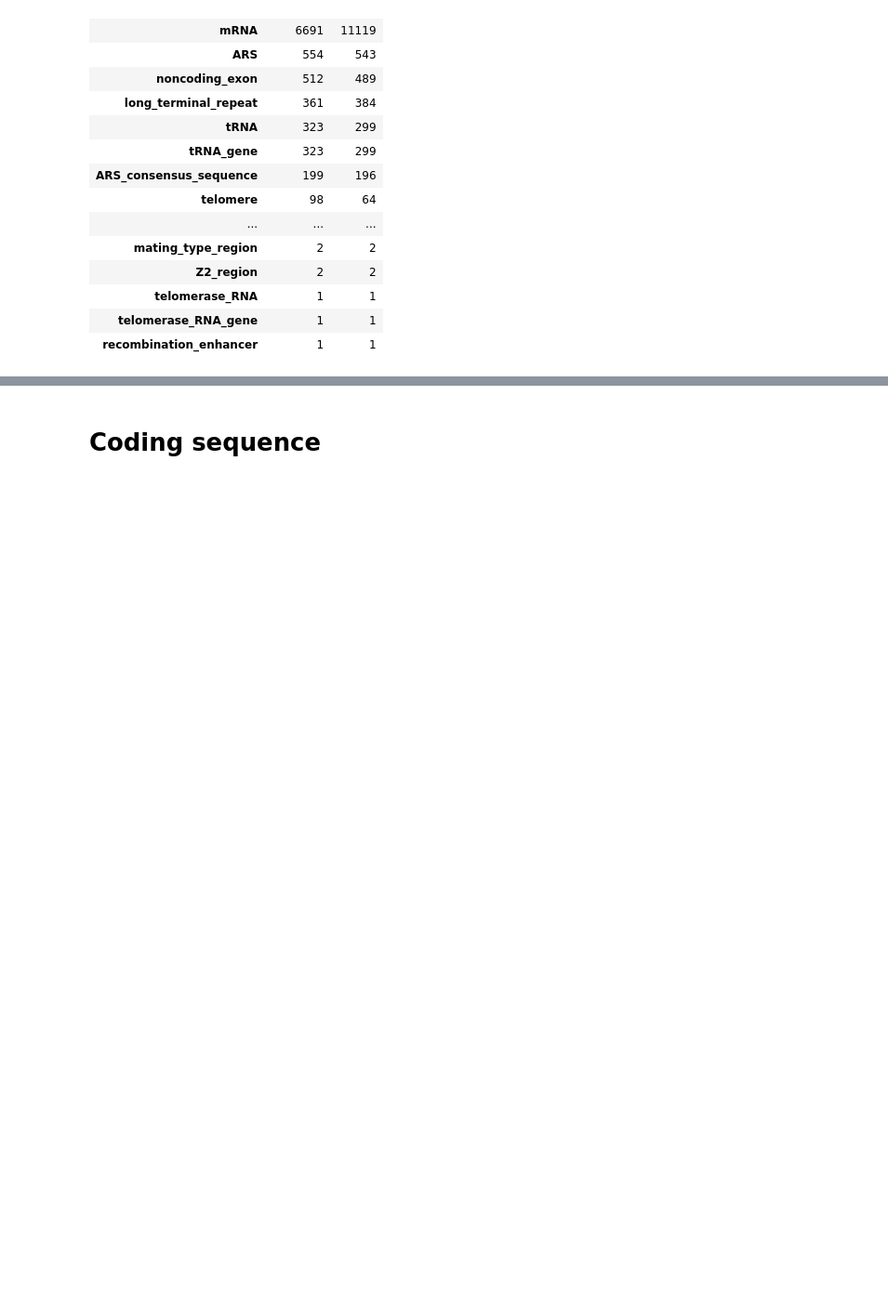
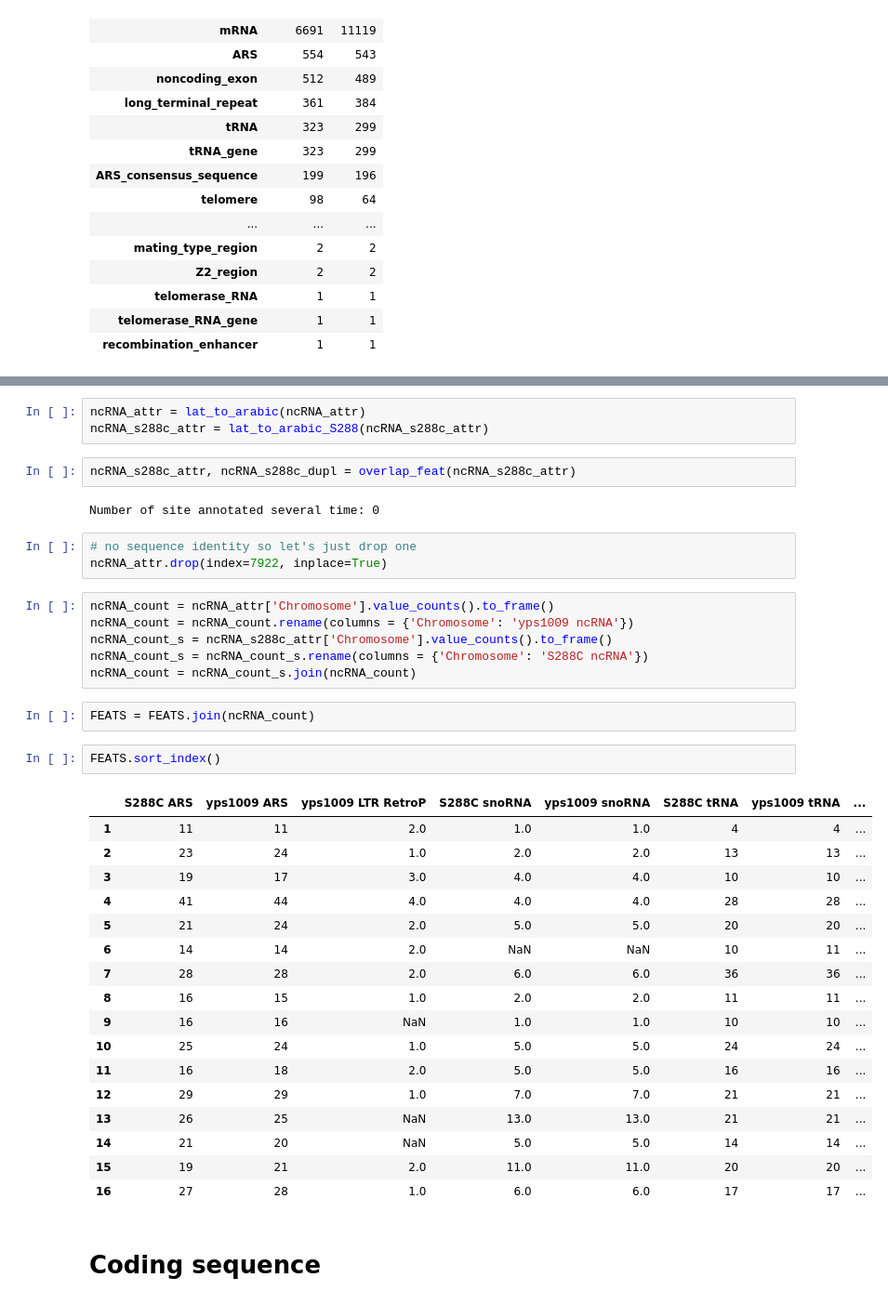
Before and after one commit to JulieRojas/yps1009_nanopore_genomeSeq, a Jupyter notebook: LIFTOFF/YPS1009_S288C_V5/liftoff_gff_v5.ipynb, the cells around one changed output, grey strips where cells are left out. Shown: that part at 93% size. Saved outputs shown, nothing was run; the diff lists cells and outputs as text; blank space fills up the shorter version.

```diff
--- a/LIFTOFF/YPS1009_S288C_V5/liftoff_gff_v5.ipynb
+++ b/LIFTOFF/YPS1009_S288C_V5/liftoff_gff_v5.ipynb
@@ -40,3 +219,41 @@ features
+# %%
+ncRNA_attr = lat_to_arabic(ncRNA_attr)
+ncRNA_s288c_attr = lat_to_arabic_S288(ncRNA_s288c_attr)
+# %%
+ncRNA_s288c_attr, ncRNA_s288c_dupl = overlap_feat(ncRNA_s288c_attr)
+# %% [output]
+Number of site annotated several time: 0
+# %%
+# no sequence identity so let's just drop one
+ncRNA_attr.drop(index=7922, inplace=True)
+# %%
+ncRNA_count = ncRNA_attr['Chromosome'].value_counts().to_frame()
+ncRNA_count = ncRNA_count.rename(columns = {'Chromosome': 'yps1009 ncRNA'})
+ncRNA_count_s = ncRNA_s288c_attr['Chromosome'].value_counts().to_frame()
+ncRNA_count_s = ncRNA_count_s.rename(columns = {'Chromosome': 'S288C ncRNA'})
+ncRNA_count = ncRNA_count_s.join(ncRNA_count)
+# %%
+FEATS = FEATS.join(ncRNA_count)
+# %%
+FEATS.sort_index()
+# %% [output]
+|  | S288C ARS | yps1009 ARS | yps1009 LTR RetroP | S288C snoRNA | yps1009 snoRNA | S288C tRNA | yps1009 tRNA | ... |
+| 1 | 11 | 11 | 2.0 | 1.0 | 1.0 | 4 | 4 | ... |
+| 2 | 23 | 24 | 1.0 | 2.0 | 2.0 | 13 | 13 | ... |
+| 3 | 19 | 17 | 3.0 | 4.0 | 4.0 | 10 | 10 | ... |
+| 4 | 41 | 44 | 4.0 | 4.0 | 4.0 | 28 | 28 | ... |
+| 5 | 21 | 24 | 2.0 | 5.0 | 5.0 | 20 | 20 | ... |
+| 6 | 14 | 14 | 2.0 | NaN | NaN | 10 | 11 | ... |
+| 7 | 28 | 28 | 2.0 | 6.0 | 6.0 | 36 | 36 | ... |
+| 8 | 16 | 15 | 1.0 | 2.0 | 2.0 | 11 | 11 | ... |
+| 9 | 16 | 16 | NaN | 1.0 | 1.0 | 10 | 10 | ... |
+| 10 | 25 | 24 | 1.0 | 5.0 | 5.0 | 24 | 24 | ... |
+| 11 | 16 | 18 | 2.0 | 5.0 | 5.0 | 16 | 16 | ... |
+| 12 | 29 | 29 | 1.0 | 7.0 | 7.0 | 21 | 21 | ... |
+| 13 | 26 | 25 | NaN | 13.0 | 13.0 | 21 | 21 | ... |
+| 14 | 21 | 20 | NaN | 5.0 | 5.0 | 14 | 14 | ... |
+| 15 | 19 | 21 | 2.0 | 11.0 | 11.0 | 20 | 20 | ... |
+| 16 | 27 | 28 | 1.0 | 6.0 | 6.0 | 17 | 17 | ... |
 # %% [markdown]
 # Coding sequence
 # %%
```
Also changed, not shown: parts of 61 cells of this notebook, 54 other files.
